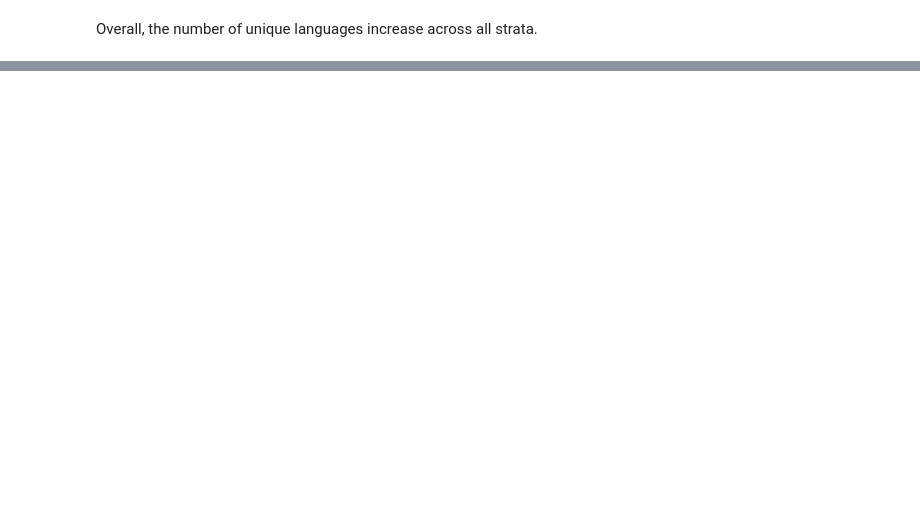
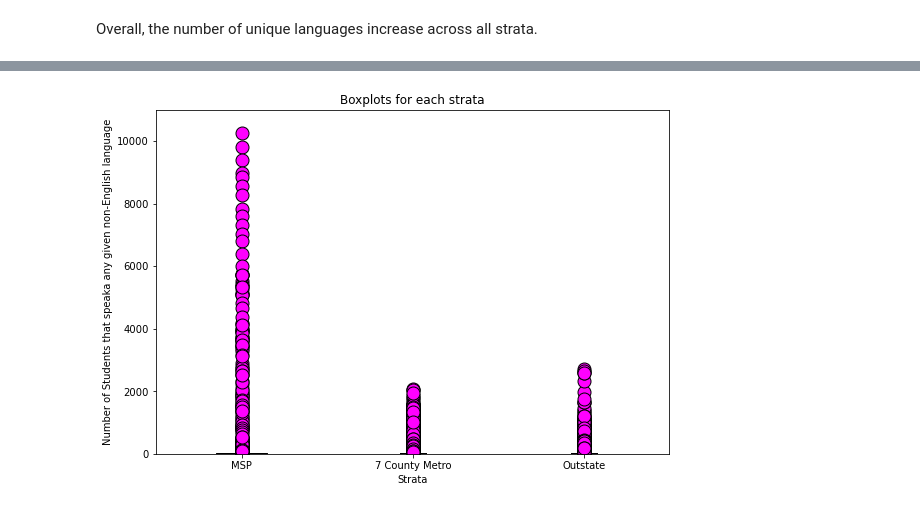
Before and after one commit to NTTGermania/Project-1-Group-7-Analysis-of-languages-in-Minnesota, a Jupyter notebook: Project#1 Final.ipynb, the cells around one changed output, grey strips where cells are left out. Drawn from its saved outputs; the diff is of its cells as text; code cells hidden in the pictures; blank space fills up the shorter version.

```diff
--- a/Project#1 Final.ipynb
+++ b/Project#1 Final.ipynb
@@ -289,8 +544,11 @@ plt.show()
 # %%
 fig, ax = plt.subplots()
 ax.boxplot(strata_dict.values(),flierprops={'marker': 'o', 'markersize': 13, 'markerfacecolor': 'fuchsia'})
-ax.set_ylim(0,5000)
+ax.set_ylim(0,11000)
 ax.set_xticklabels(strata_dict.keys())
-ax.set_ylabel("Number of Students that speak non-English languages")
+ax.set_ylabel("Number of Students that speaka any given non-English language")
 ax.set_title("Boxplots for each strata")
+ax.set_xlabel("Strata")
 plt.show()
+# %% [output]
+[figure, added]
```
Also changed, not shown: parts of 73 cells of this notebook.
